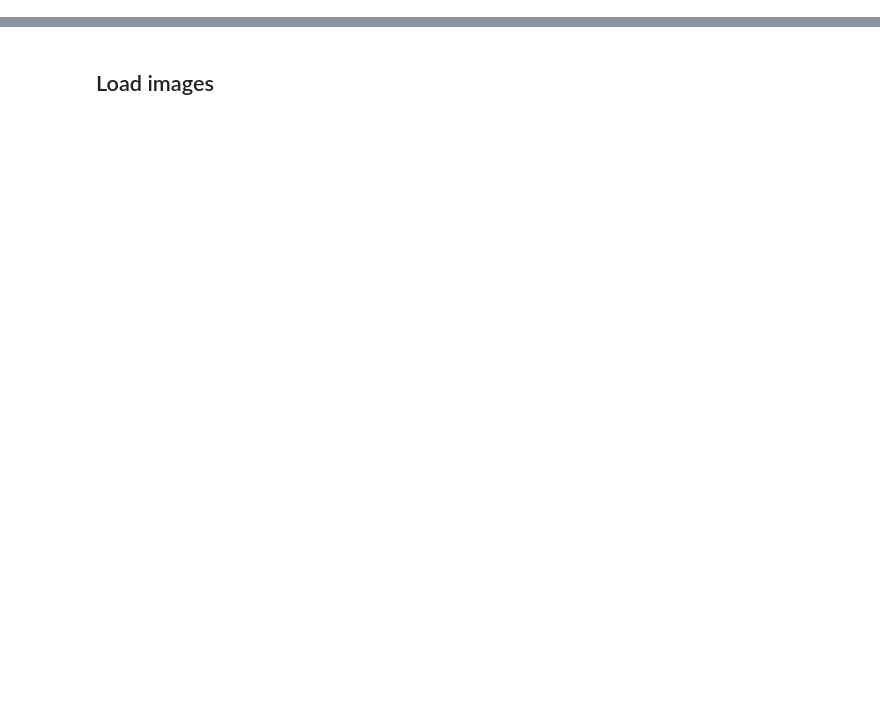
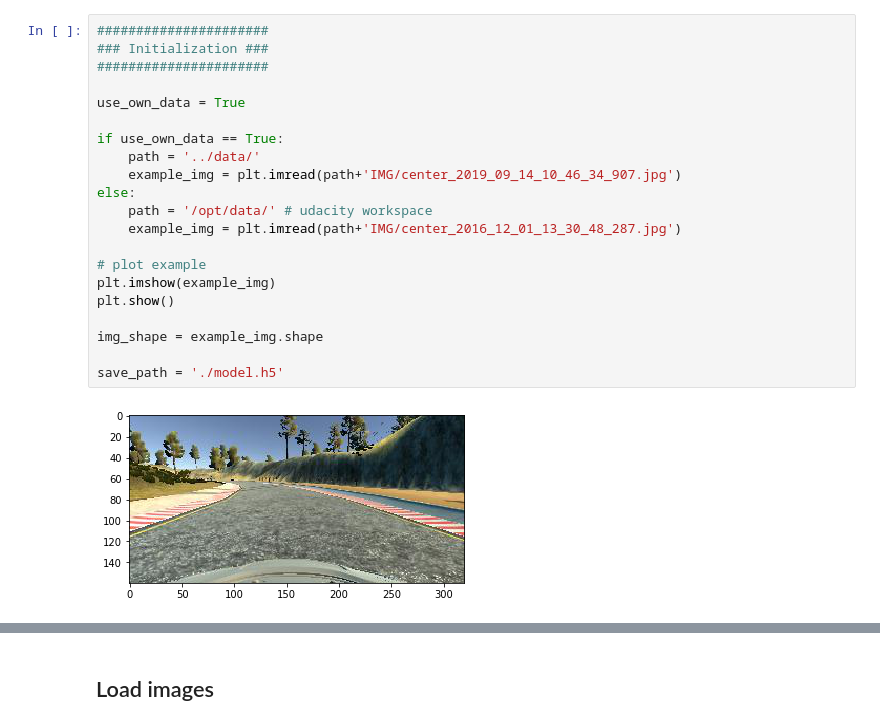
Before and after one commit to fstahl1/behavioral_cloning, a Jupyter notebook: data_exploration.ipynb, the cells around one changed output, grey strips where cells are left out. Cells and saved outputs as stored; diff of their text form; blank space fills up the shorter version.

```diff
--- a/data_exploration.ipynb
+++ b/data_exploration.ipynb
@@ -6,0 +24,23 @@ Using TensorFlow backend.
+# %%
+######################
+### Initialization ###
+######################
+
+use_own_data = True
+
+if use_own_data == True:
+    path = '../data/'
+    example_img = plt.imread(path+'IMG/center_2019_09_14_10_46_34_907.jpg')
+else:
+    path = '/opt/data/' # udacity workspace
+    example_img = plt.imread(path+'IMG/center_2016_12_01_13_30_48_287.jpg')
+
+# plot example
+plt.imshow(example_img)
+plt.show()
+
+img_shape = example_img.shape
+
+save_path = './model.h5'
+# %% [output]
+[figure, added]
```
Also changed, not shown: parts of 35 cells of this notebook, 4 other files.
